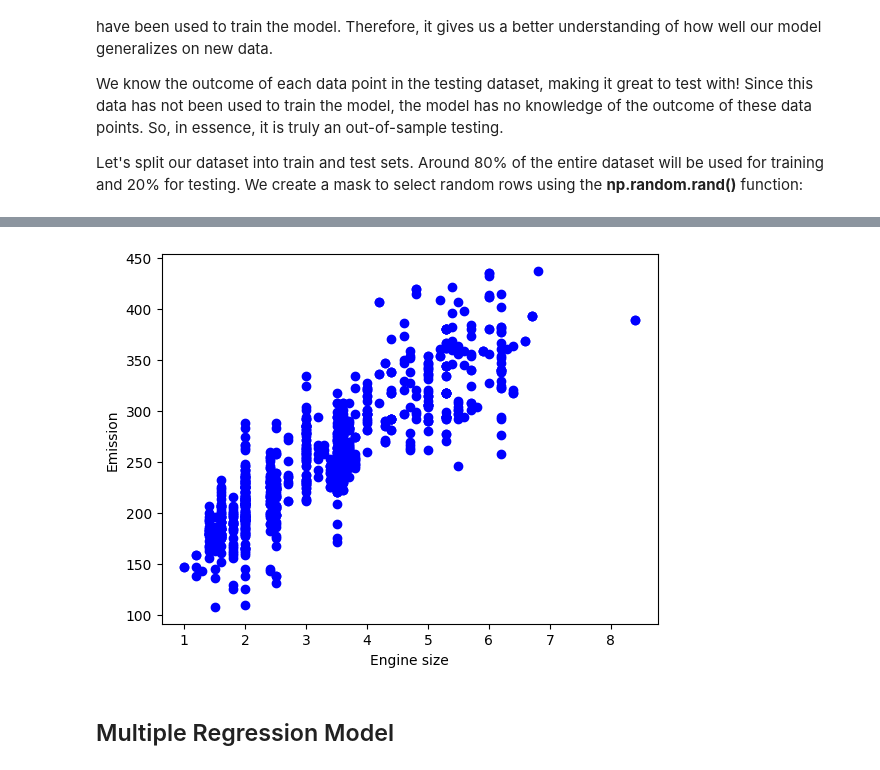
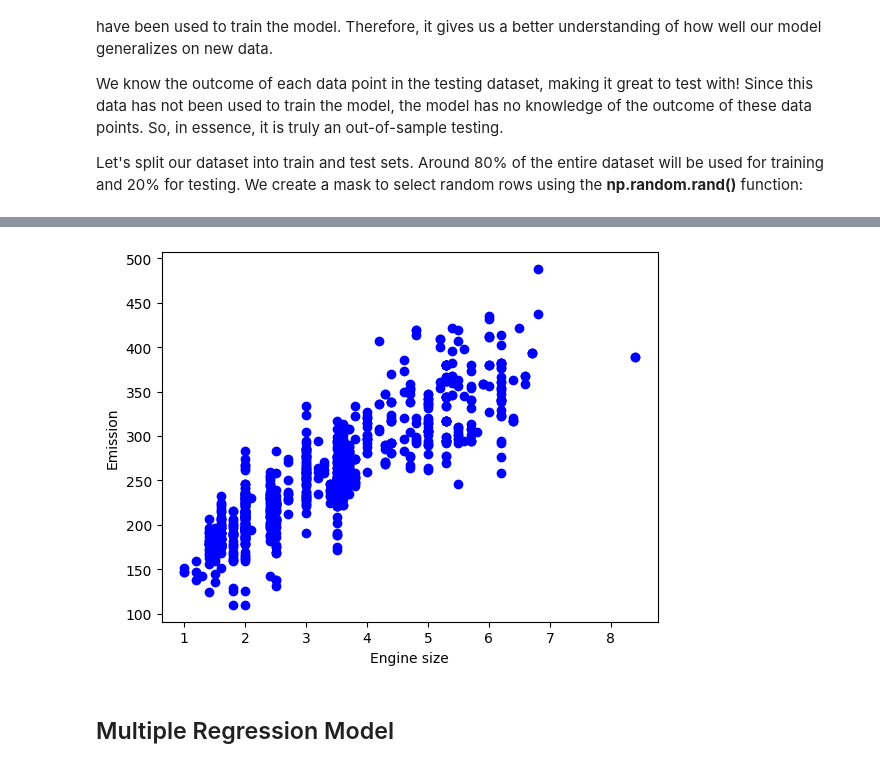
Before and after one commit to epsilonxe/RMUTT_09114339, a Jupyter notebook: materials/workshop_06/1_workshop_regression/02_multiple_linear_regression.ipynb, the cells around one changed output, grey strips where cells are left out. Drawn from its saved outputs; the diff is of its cells as text; code cells hidden in the pictures.

```diff
--- a/materials/workshop_06/1_workshop_regression/02_multiple_linear_regression.ipynb
+++ b/materials/workshop_06/1_workshop_regression/02_multiple_linear_regression.ipynb
@@ -107,0 +101,6 @@ test = cdf[~msk]
+# %%
+from sklearn.model_selection import train_test_split
+
+cdf_x = cdf.iloc[:, 0:-1]
+cdf_y = cdf['CO2EMISSIONS']
+train_x, test_x, train_y, test_y = train_test_split(cdf_x, cdf_y, train_size=0.8)
@@ -108,10 +122,10 @@ test = cdf[~msk]
 # %%
-plt.scatter(train.ENGINESIZE, train.CO2EMISSIONS,  color='blue')
+plt.scatter(train_x['ENGINESIZE'], train_y,  color='blue')
 plt.xlabel("Engine size")
 plt.ylabel("Emission")
 plt.show()
 # %% [output]
-[figure, old version]
+[figure, new version]
 # %% [markdown]
 <h2 id="multiple_regression_model">Multiple Regression Model</h2>
 # %% [markdown]
```
Also changed, not shown: parts of 7 cells of this notebook, 20 other files.
